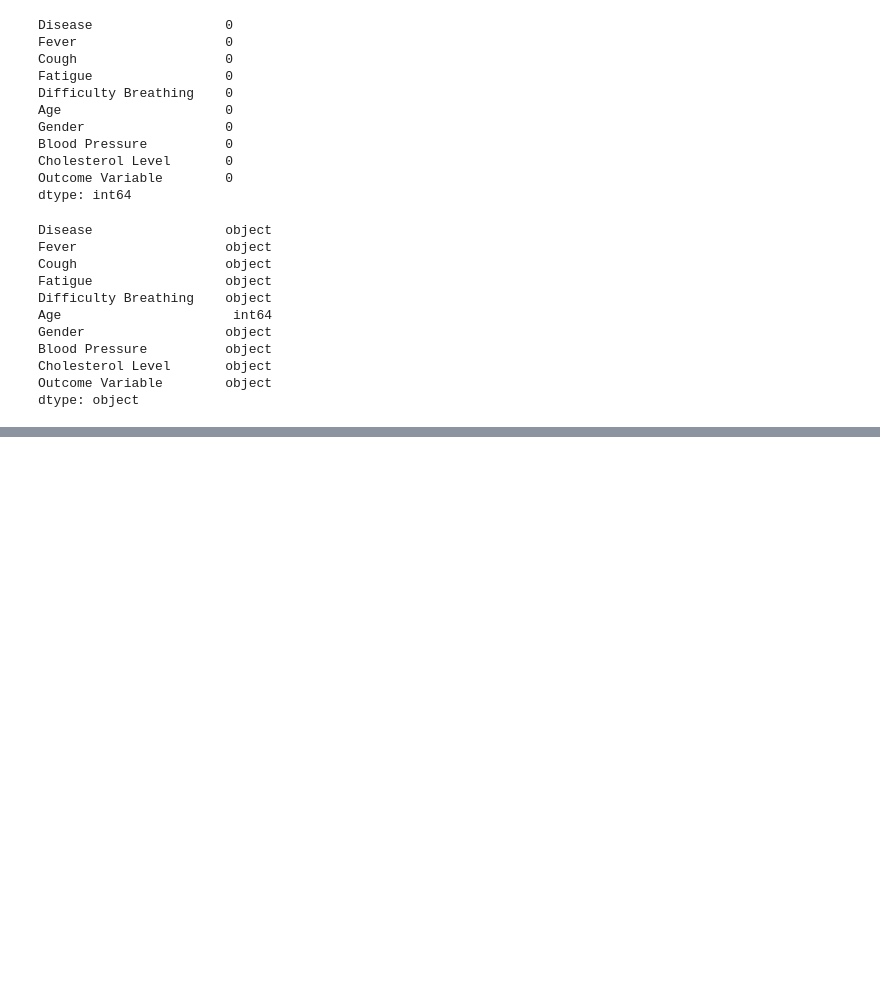
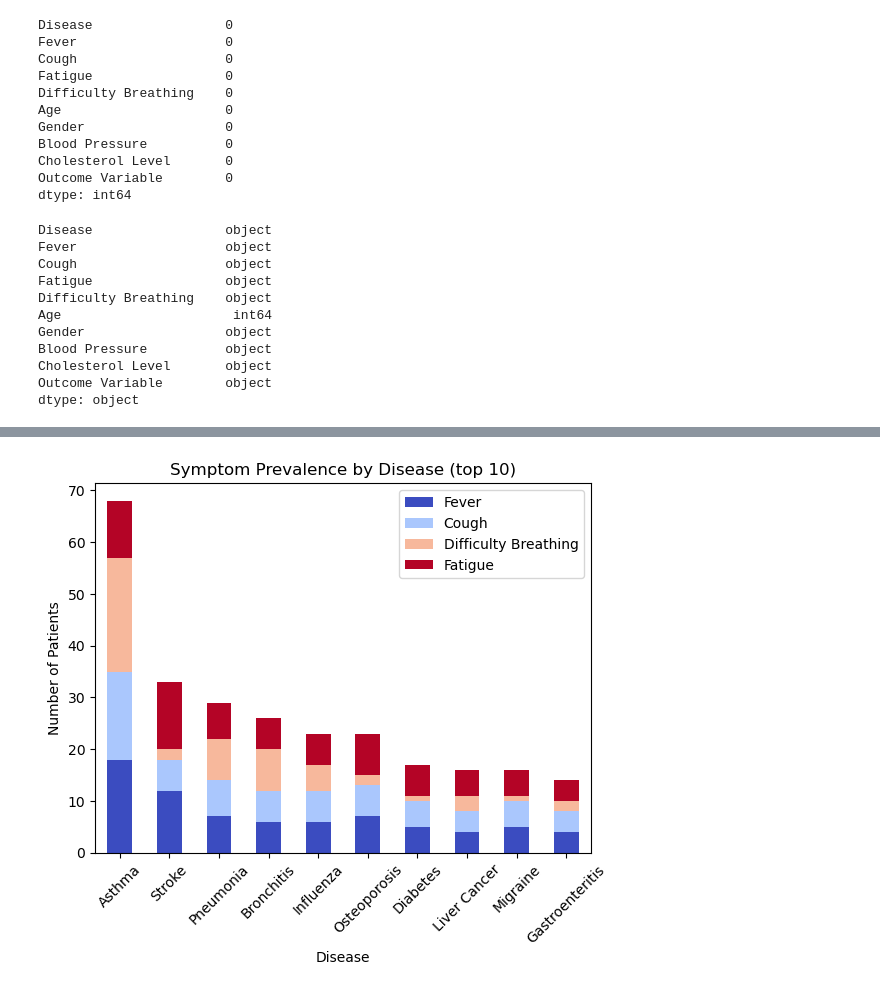
Before and after one commit to Nasir-Hussain-Datascientist/disease-symptoms-analysis, a Jupyter notebook: Untitled.ipynb, the cells around one changed output, grey strips where cells are left out. Cells and saved outputs as stored; diff of their text form; code cells hidden in the pictures; blank space fills up the shorter version.

Commit message:
plots

```diff
--- a/Untitled.ipynb
+++ b/Untitled.ipynb
@@ -94,0 +107,5 @@ dtype: object
+# %%
+#symptom prevalence count per disease
+
+symptom_counts=df.groupby('Disease')[['Fever','Cough','Difficulty Breathing','Fatigue']].apply(lambda x:x.eq('Yes').sum())
+print(symptom_counts)
@@ -94,0 +128,4 @@ dtype: object
+# %%
+top10_diseases =symptom_counts.sum(axis=1).nlargest(10).index
+
+top10_diseases
@@ -94,0 +137,4 @@ dtype: object
+# %%
+symptom_counts_top10=symptom_counts.loc[top10_diseases]
+
+symptom_counts_top10
@@ -94,0 +154,9 @@ dtype: object
+# %%
+symptom_counts_top10.plot(kind='bar',stacked=True,colormap='coolwarm')
+plt.title('Symptom Prevalence by Disease (top 10)')
+plt.ylabel('Number of Patients')
+plt.xlabel('Disease')
+plt.xticks(rotation=45)
+plt.show()
+# %% [output]
+[figure, added]
```
Also changed, not shown: parts of 10 cells of this notebook, 4 other files.
